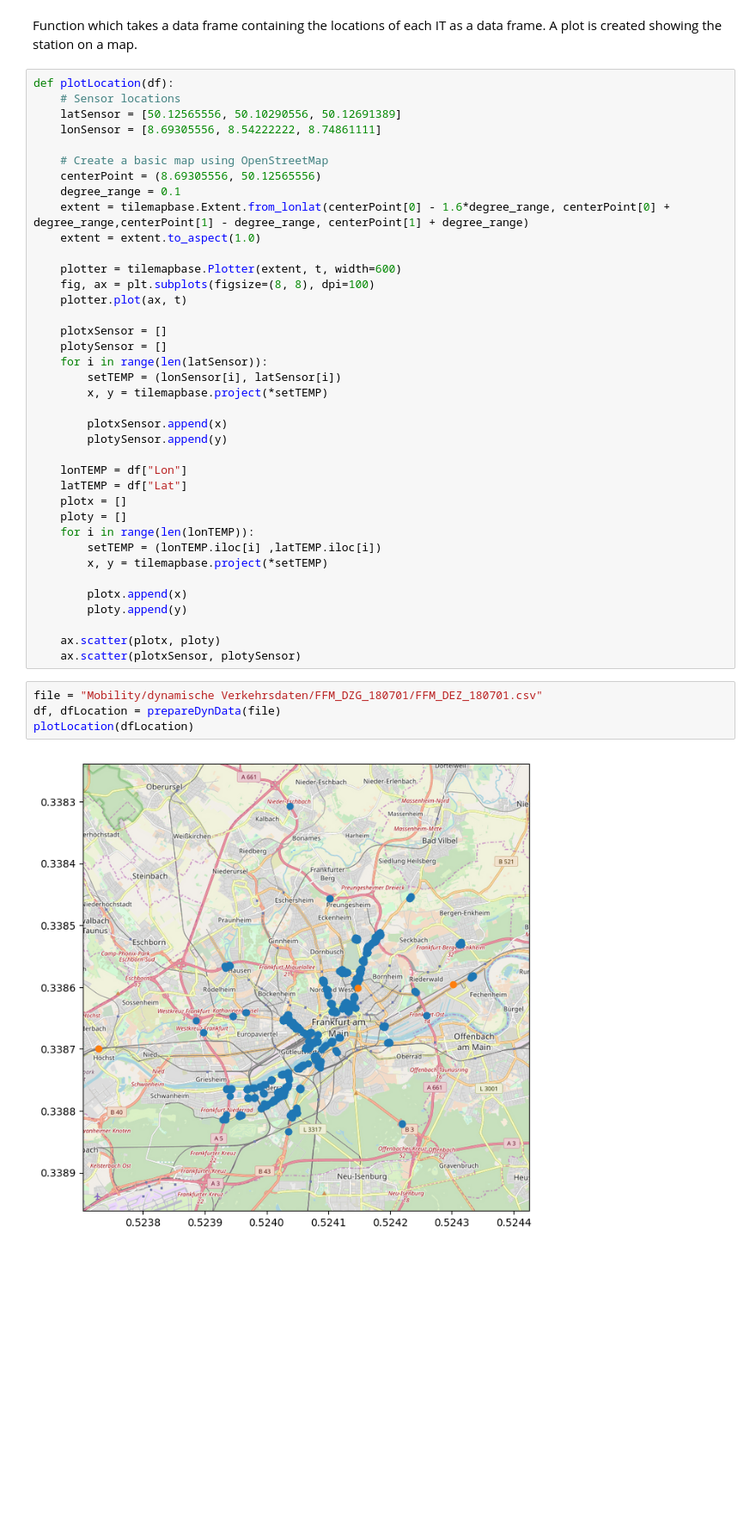
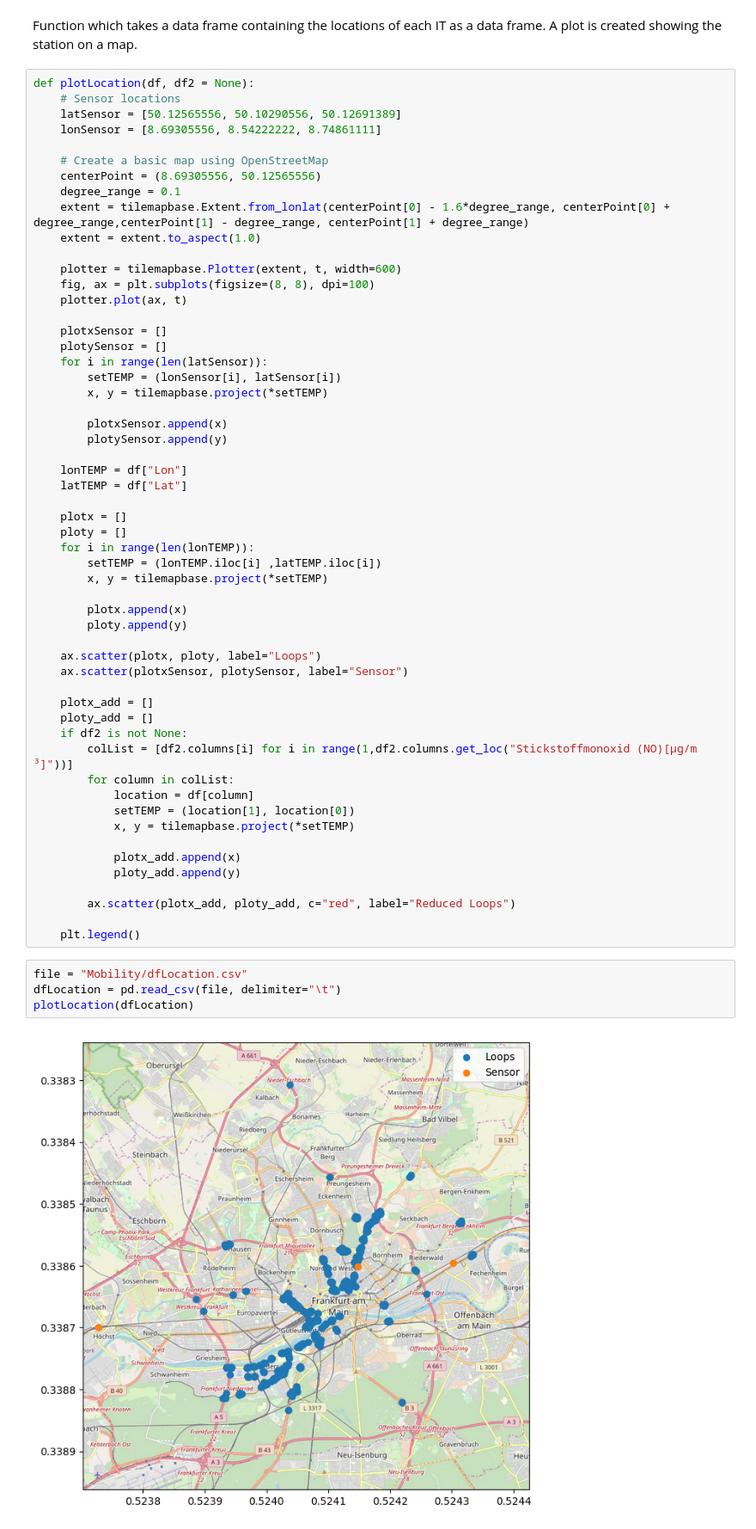
Before and after one commit to NilsStausberg/hackathon_mobility, a Jupyter notebook: visualization.ipynb, the cells around one changed output. Shown at 86% size. Saved outputs shown, nothing was run; the diff lists cells and outputs as text; blank space fills up the shorter version.

```diff
--- a/visualization.ipynb
+++ b/visualization.ipynb
@@ -10,7 +10,7 @@ t = tilemapbase.tiles.OSM
 # %% [markdown]
 Function which takes a data frame containing the locations of each IT as a data frame. A plot is created showing the station on a map.
 # %%
-def plotLocation(df):
+def plotLocation(df, df2 = None):
     # Sensor locations
     latSensor = [50.12565556, 50.10290556, 50.12691389]
     lonSensor = [8.69305556, 8.54222222, 8.74861111]
@@ -36,6 +36,7 @@ def plotLocation(df):
 
     lonTEMP = df["Lon"]
     latTEMP = df["Lat"]
+
     plotx = []
     ploty = []
     for i in range(len(lonTEMP)):
@@ -45,11 +46,27 @@ def plotLocation(df):
         plotx.append(x)
         ploty.append(y)
 
-    ax.scatter(plotx, ploty)
-    ax.scatter(plotxSensor, plotySensor)
+    ax.scatter(plotx, ploty, label="Loops")
+    ax.scatter(plotxSensor, plotySensor, label="Sensor")
+
+    plotx_add = []
+    ploty_add = []
+    if df2 is not None:
+        colList = [df2.columns[i] for i in range(1,df2.columns.get_loc("Stickstoffmonoxid (NO)[µg/m  ³]"))]
+        for column in colList:
+            location = df[column]
+            setTEMP = (location[1], location[0])
+            x, y = tilemapbase.project(*setTEMP)
+
+            plotx_add.append(x)
+            ploty_add.append(y)
+
+        ax.scatter(plotx_add, ploty_add, c="red", label="Reduced Loops")
+
+    plt.legend()
 # %%
-file = "Mobility/dynamische Verkehrsdaten/FFM_DZG_180701/FFM_DEZ_180701.csv"
-df, dfLocation = prepareDynData(file)
+file = "Mobility/dfLocation.csv"
+dfLocation = pd.read_csv(file, delimiter="\t")
 plotLocation(dfLocation)
 # %% [output]
-[figure, old version]
+[figure, new version]
```
Also changed, not shown: parts of 1 cell of this notebook, 6 other files.
